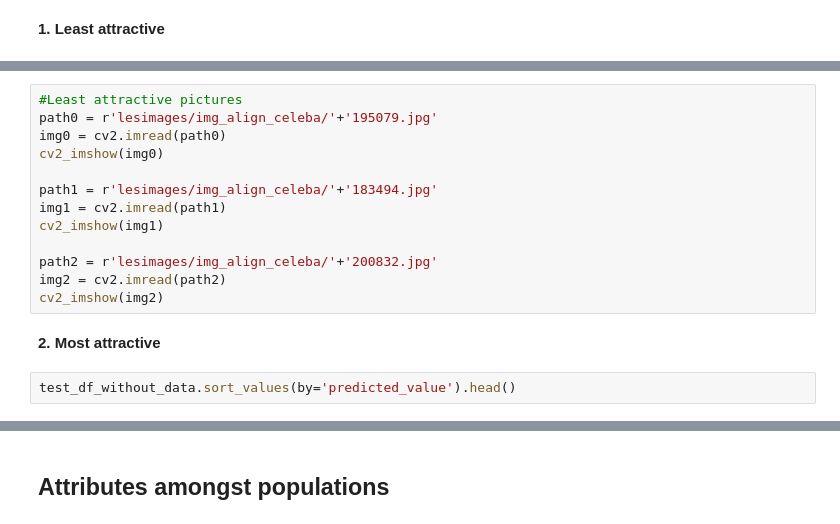
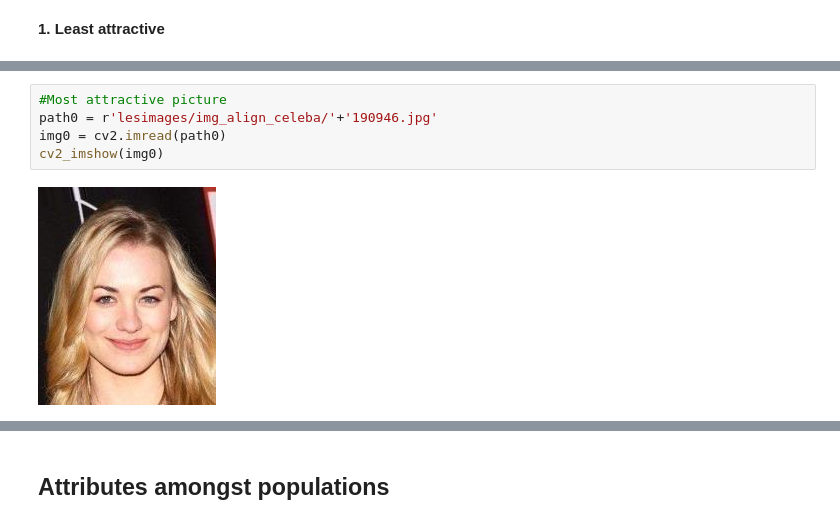
Before and after one commit to zinebfadili/attractiveness-classifier, a Jupyter notebook: Computer_Vision_Final.ipynb, the cells around one changed output, grey strips where cells are left out. Drawn from its saved outputs; the diff is of its cells as text.

```diff
--- a/Computer_Vision_Final.ipynb
+++ b/Computer_Vision_Final.ipynb
@@ -546,17 +622,7 @@ test_df_without_data.sort_values(by='predicted_value', ascending=False).head()
 # %%
-#Least attractive pictures
-path0 = r'lesimages/img_align_celeba/'+'195079.jpg'
+#Most attractive picture
+path0 = r'lesimages/img_align_celeba/'+'190946.jpg'
 img0 = cv2.imread(path0)
 cv2_imshow(img0)
-
-path1 = r'lesimages/img_align_celeba/'+'183494.jpg'
-img1 = cv2.imread(path1)
-cv2_imshow(img1)
-
-path2 = r'lesimages/img_align_celeba/'+'200832.jpg'
-img2 = cv2.imread(path2)
-cv2_imshow(img2)
+# %% [output]
+[figure, added]
-# %% [markdown]
-**2. Most attractive**
-# %%
-test_df_without_data.sort_values(by='predicted_value').head()
```
Also changed, not shown: parts of 43 cells of this notebook.
